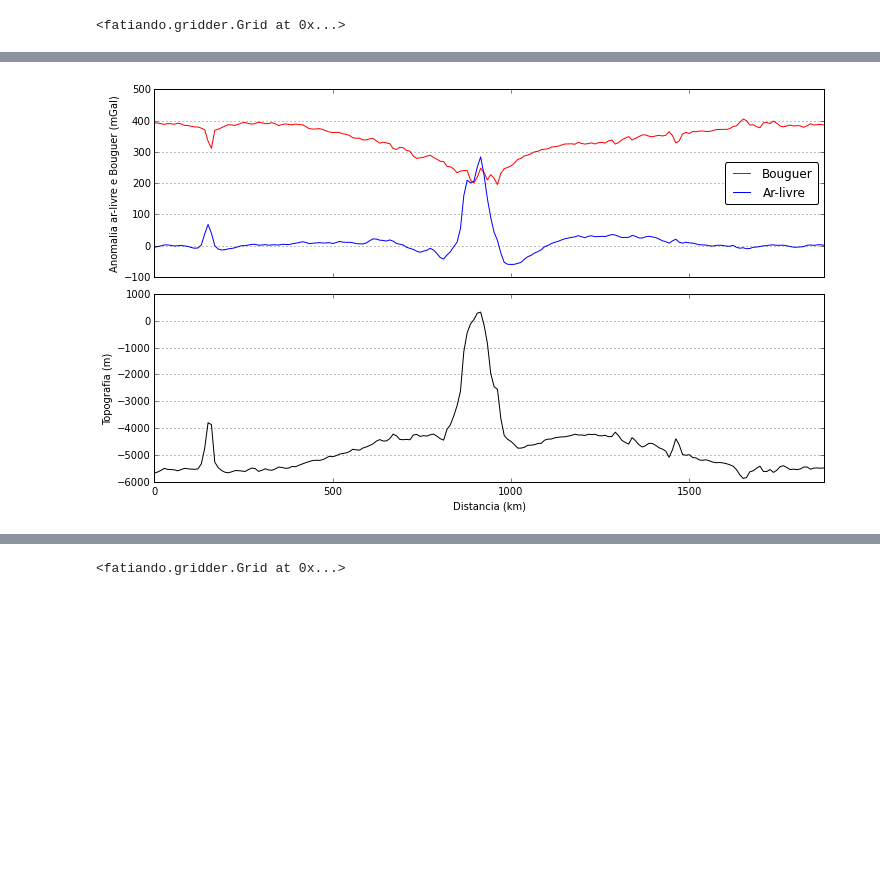
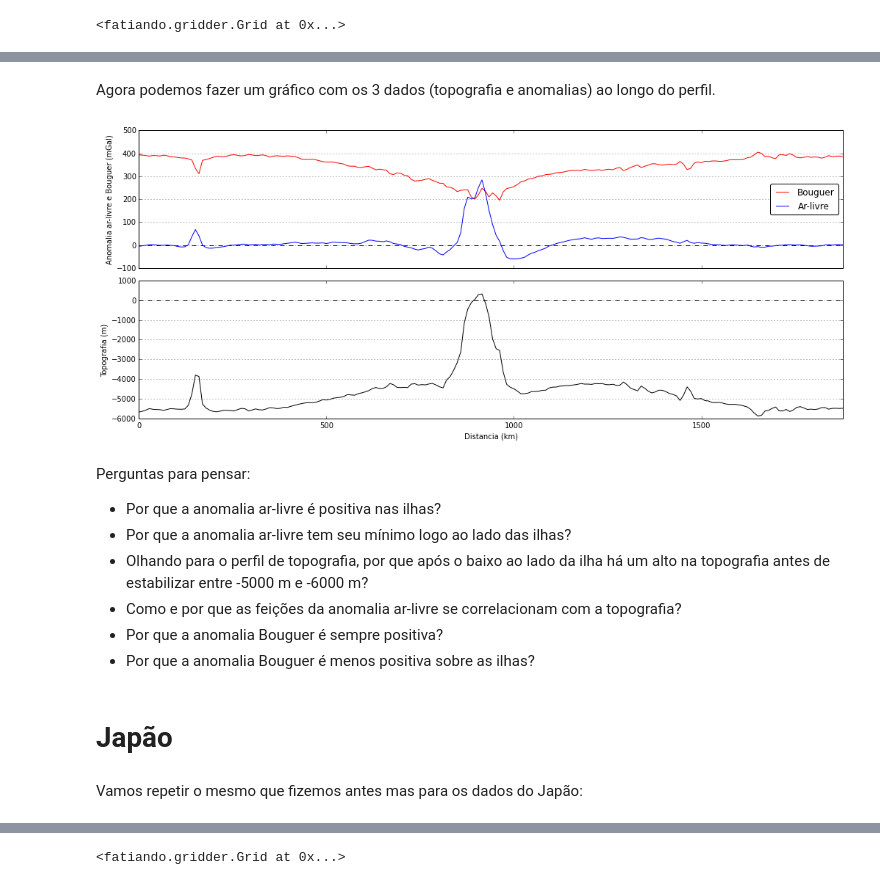
Before and after one commit to leouieda/geofisica1, a Jupyter notebook: notebooks/pratica4.ipynb, the cells around one changed output, grey strips where cells are left out. Cells and saved outputs as stored; diff of their text form; code cells hidden in the pictures; blank space fills up the shorter version.

```diff
--- a/notebooks/pratica4.ipynb
+++ b/notebooks/pratica4.ipynb
@@ -88,18 +112,37 @@ ax.plot(y, x, '-k', linewidth=2, transform=crs.Geodetic())
 # %%
 perfil = havai.reproject(crs.Mercator()).profile(p1, p2, 200, projection=crs.Geodetic())
+# %% [markdown]
+Agora podemos fazer um gráfico com os 3 dados (topografia e anomalias) ao longo do perfil.
 # %%
-fig, axes = mpl.subplots(2, 1, sharex=True, figsize=(10, 6))
+fig, axes = mpl.subplots(2, 1, sharex=True, figsize=(14, 6))
 ax1, ax2 = axes
-ax2.plot(perfil.distance*0.001, perfil.topo, '-k')
+d = perfil.distance*0.001
+ax2.plot(d, perfil.topo, '-k')
+ax2.hlines(0, d.min(), d.max(), linestyles='--')
 ax2.set_ylabel('Topografia (m)')
 ax2.set_xlabel('Distancia (km)')
 ax2.grid(axis='y')
-ax1.plot(perfil.distance*0.001, perfil.bouguer, '-r', label='Bouguer')
-ax1.plot(perfil.distance*0.001, perfil.arlivre, '-b', label='Ar-livre')
+
+ax1.set_ylabel('Anomalia ar-livre e Bouguer (mGal)')
+ax1.plot(d, perfil.bouguer, '-r', label='Bouguer')
+ax1.plot(d, perfil.arlivre, '-b', label='Ar-livre')
+ax1.hlines(0, d.min(), d.max(), linestyles='--')
 ax1.legend(loc='center right', fancybox=True)
-ax1.set_ylabel('Anomalia ar-livre e Bouguer (mGal)')
 ax1.grid(axis='y')
-ax1.set_xlim(perfil.distance.min()*0.001, perfil.distance.max()*0.001)
+ax1.set_xlim(d.min(), d.max())
 mpl.tight_layout(h_pad=0, pad=0)
 # %% [output]
-[figure, old version]
+[figure, new version]
+# %% [markdown]
+Perguntas para pensar:
+
+* Por que a anomalia ar-livre é positiva nas ilhas?
+* Por que a anomalia ar-livre tem seu mínimo logo ao lado das ilhas?
+* Olhando para o perfil de topografia, por que após o baixo ao lado da ilha há um alto na topografia antes de estabilizar entre -5000 m e -6000 m?
+* Como e por que as feições da anomalia ar-livre se correlacionam com a topografia?
+* Por que a anomalia Bouguer é sempre positiva?
+* Por que a anomalia Bouguer é menos positiva sobre as ilhas?
+# %% [markdown]
+# Japão
+# %% [markdown]
+Vamos repetir o mesmo que fizemos antes mas para  os dados do Japão:
```
Also changed, not shown: parts of 76 cells of this notebook, 5 other files.
